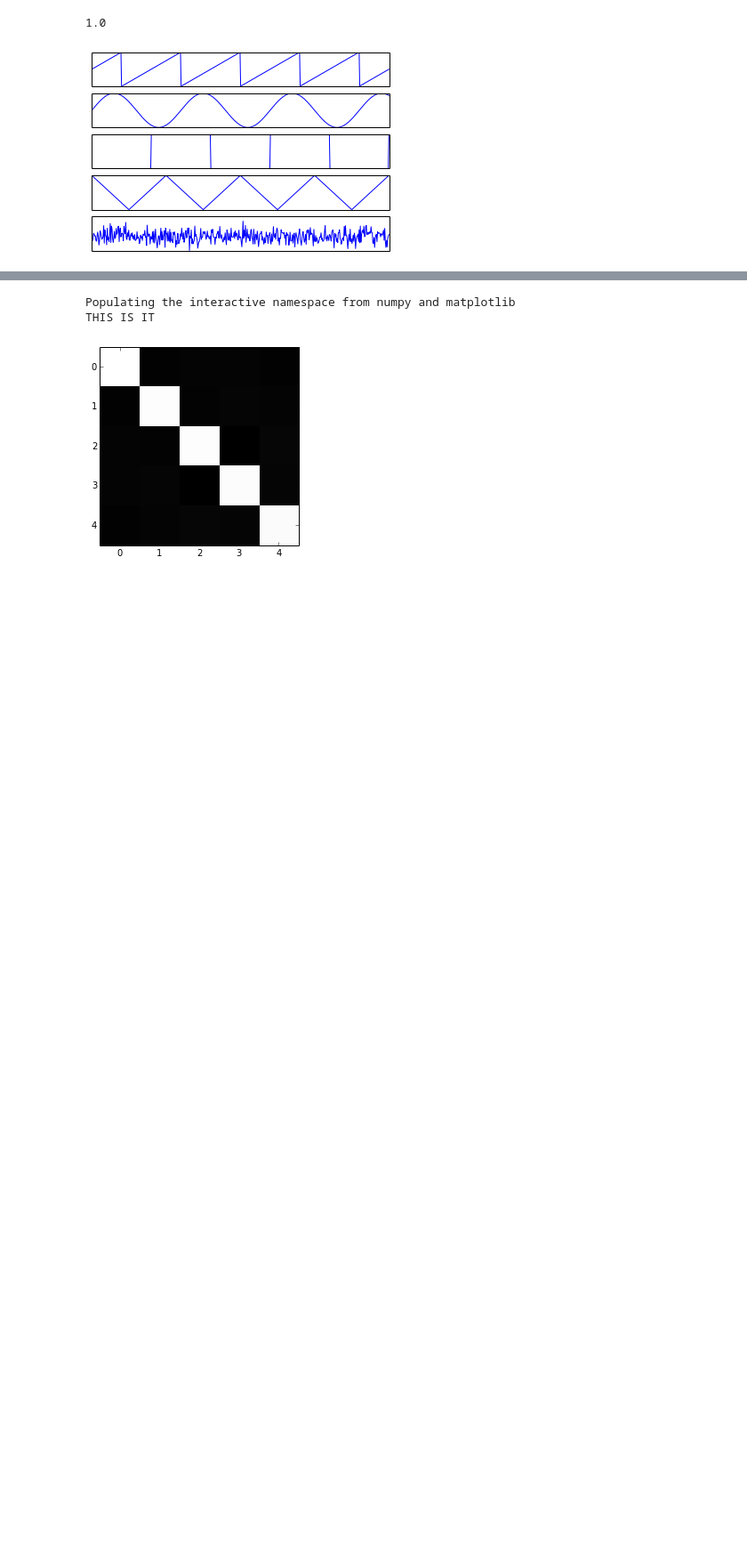
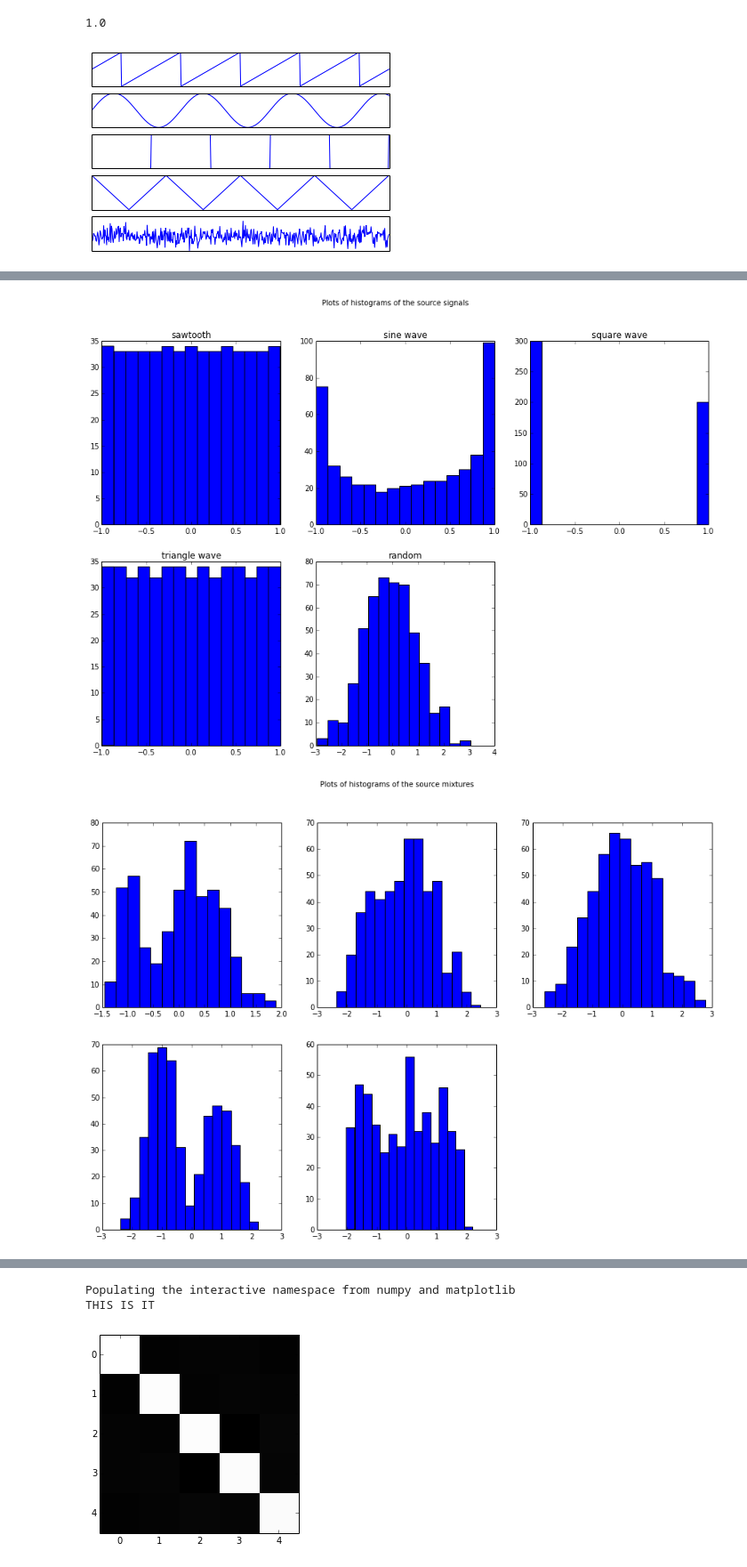
Before and after one commit to ackeune/MLPM, a Jupyter notebook: lab1/lab1.ipynb, the cells around one changed output, grey strips where cells are left out. Shown at 89% size. Cells and saved outputs as stored; diff of their text form; code cells hidden in the pictures; blank space fills up the shorter version.

```diff
--- a/lab1/lab1.ipynb
+++ b/lab1/lab1.ipynb
@@ -88,0 +103,20 @@ plot_signals(S)
+# %%
+def plot_histograms(X, cols=3,
+                    titles=['sawtooth', 'sine wave', 'square wave', 'triangle wave', 'random'],
+                    tit='Plots of histograms of the source signals'):
+    rows = floor(X.shape[0]/cols)+1
+    figure(figsize=(cols*5,rows*5))
+    for idx, row in enumerate(X):
+        ax = plt.subplot(rows, cols, idx+1)
+        row = numpy.array(row.T)
+        hist(row,15)
+        if titles:
+            title(titles[idx])
+    suptitle(tit)
+    show()
+
+plot_histograms(S)
+plot_histograms(X, titles=[], tit='Plots of histograms of the source mixtures')
+# %% [output]
+[figure, added]
+[figure, added]
```
Also changed, not shown: parts of 8 cells of this notebook.
